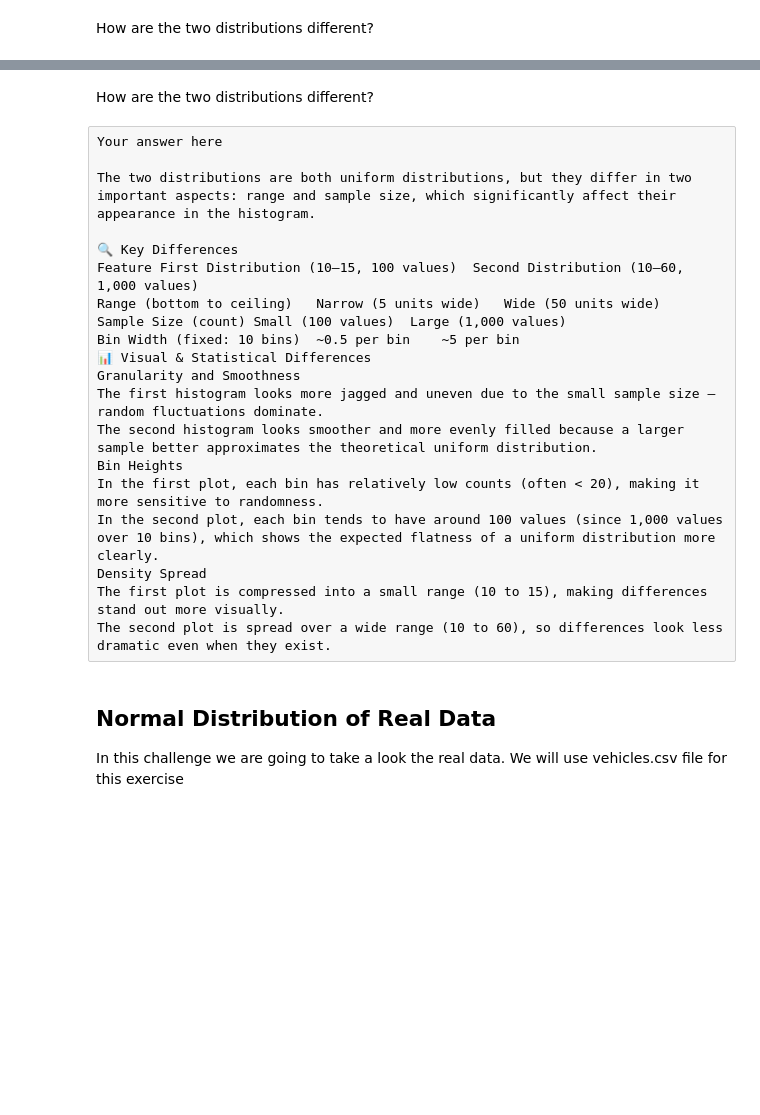
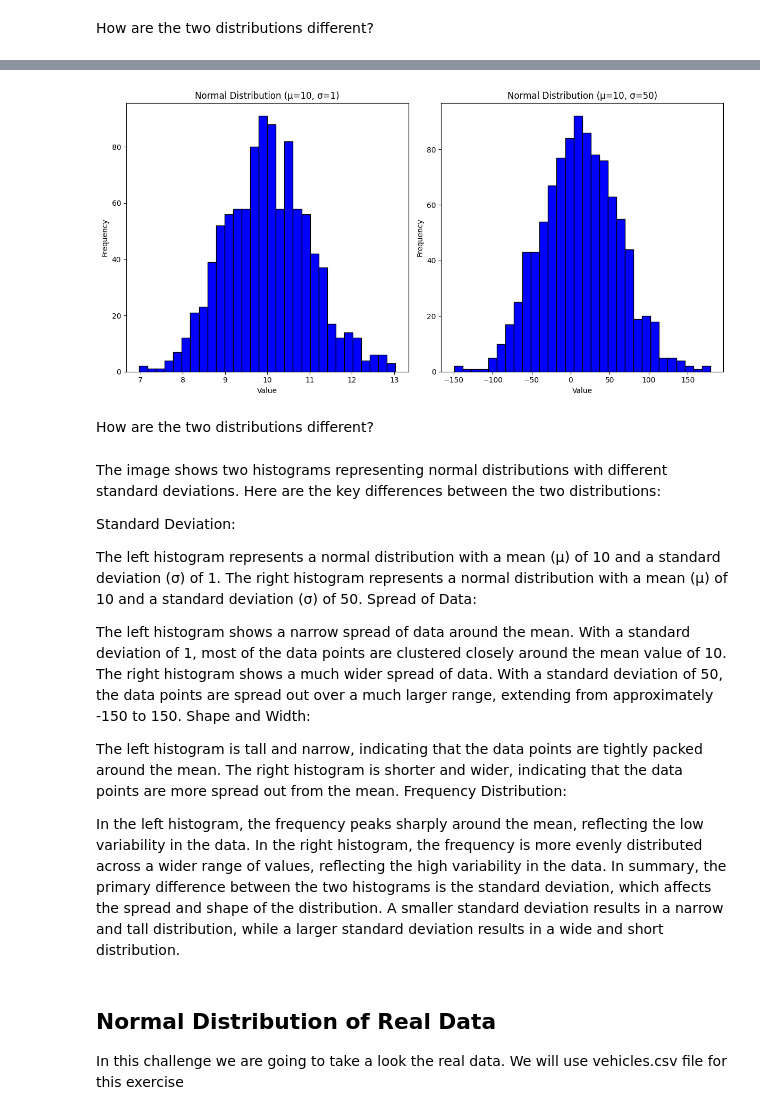
Before and after one commit to FulSt-Mas/lab-continuous-probability-distributions-en, a Jupyter notebook: your-code/main.ipynb, the cells around one changed output, grey strips where cells are left out. Saved outputs shown, nothing was run; the diff lists cells and outputs as text; code cells hidden in the pictures; blank space fills up the shorter version.

```diff
--- a/your-code/main.ipynb
+++ b/your-code/main.ipynb
@@ -110,25 +120,58 @@ from scipy.stats import norm
+# %%
+import numpy as np
+import matplotlib.pyplot as plt
+
+def generate_normal_distribution(mean, std_dev, size):
+    # Generate normally distributed numbers
+    return np.random.normal(mean, std_dev, size)
+
+# Generate 1,000 normally distributed numbers with mean 10 and standard deviation 1
+data_std_1 = generate_normal_distribution(mean=10, std_dev=1, size=1000)
+
+# Generate 1,000 normally distributed numbers with mean 10 and standard deviation 50
+data_std_50 = generate_normal_distribution(mean=10, std_dev=50, size=1000)
+
+# Plot the distributions
+plt.figure(figsize=(12, 6))
+
+plt.subplot(1, 2, 1)
+plt.hist(data_std_1, bins=30, color='blue', edgecolor='black')
+plt.title('Normal Distribution (μ=10, σ=1)')
+plt.xlabel('Value')
+plt.ylabel('Frequency')
+
+plt.subplot(1, 2, 2)
+plt.hist(data_std_50, bins=30, color='blue', edgecolor='black')
+plt.title('Normal Distribution (μ=10, σ=50)')
+plt.xlabel('Value')
+plt.ylabel('Frequency')
+
+plt.tight_layout()
+plt.show()
+# %% [output]
+[figure, added]
 # %% [markdown]
 How are the two distributions different?
-# %% [raw]
-Your answer here
-
-The two distributions are both uniform distributions, but they differ in two important aspects: range and sample size, which significantly affect their appearance in the histogram.
-
-🔍 Key Differences
-Feature	First Distribution (10–15, 100 values)	Second Distribution (10–60, 1,000 values)
-Range (bottom to ceiling)	Narrow (5 units wide)	Wide (50 units wide)
-Sample Size (count)	Small (100 values)	Large (1,000 values)
-Bin Width (fixed: 10 bins)	~0.5 per bin	~5 per bin
-📊 Visual & Statistical Differences
-Granularity and Smoothness
-The first histogram looks more jagged and uneven due to the small sample size — random fluctuations dominate.
-The second histogram looks smoother and more evenly filled because a larger sample better approximates the theoretical uniform distribution.
-Bin Heights
-In the first plot, each bin has relatively low counts (often < 20), making it more sensitive to randomness.
-In the second plot, each bin tends to have around 100 values (since 1,000 values over 10 bins), which shows the expected flatness of a uniform distribution more clearly.
-Density Spread
-The first plot is compressed into a small range (10 to 15), making differences stand out more visually.
-The second plot is spread over a wide range (10 to 60), so differences look less dramatic even when they exist.
+# %% [markdown]
+The image shows two histograms representing normal distributions with different standard deviations. Here are the key differences between the two distributions:
+
+Standard Deviation:
+
+The left histogram represents a normal distribution with a mean (μ) of 10 and a standard deviation (σ) of 1.
+The right histogram represents a normal distribution with a mean (μ) of 10 and a standard deviation (σ) of 50.
+Spread of Data:
+
+The left histogram shows a narrow spread of data around the mean. With a standard deviation of 1, most of the data points are clustered closely around the mean value of 10.
+The right histogram shows a much wider spread of data. With a standard deviation of 50, the data points are spread out over a much larger range, extending from approximately -150 to 150.
+Shape and Width:
+
+The left histogram is tall and narrow, indicating that the data points are tightly packed around the mean.
+The right histogram is shorter and wider, indicating that the data points are more spread out from the mean.
+Frequency Distribution:
+
+In the left histogram, the frequency peaks sharply around the mean, reflecting the low variability in the data.
+In the right histogram, the frequency is more evenly distributed across a wider range of values, reflecting the high variability in the data.
+In summary, the primary difference between the two histograms is the standard deviation, which affects the spread and shape of the distribution. A smaller standard deviation results in a narrow and tall distribution, while a larger standard deviation results in a wide and short distribution.
 # %% [markdown]
 ## Normal Distribution of Real Data
 
```
Also changed, not shown: parts of 7 cells of this notebook.
